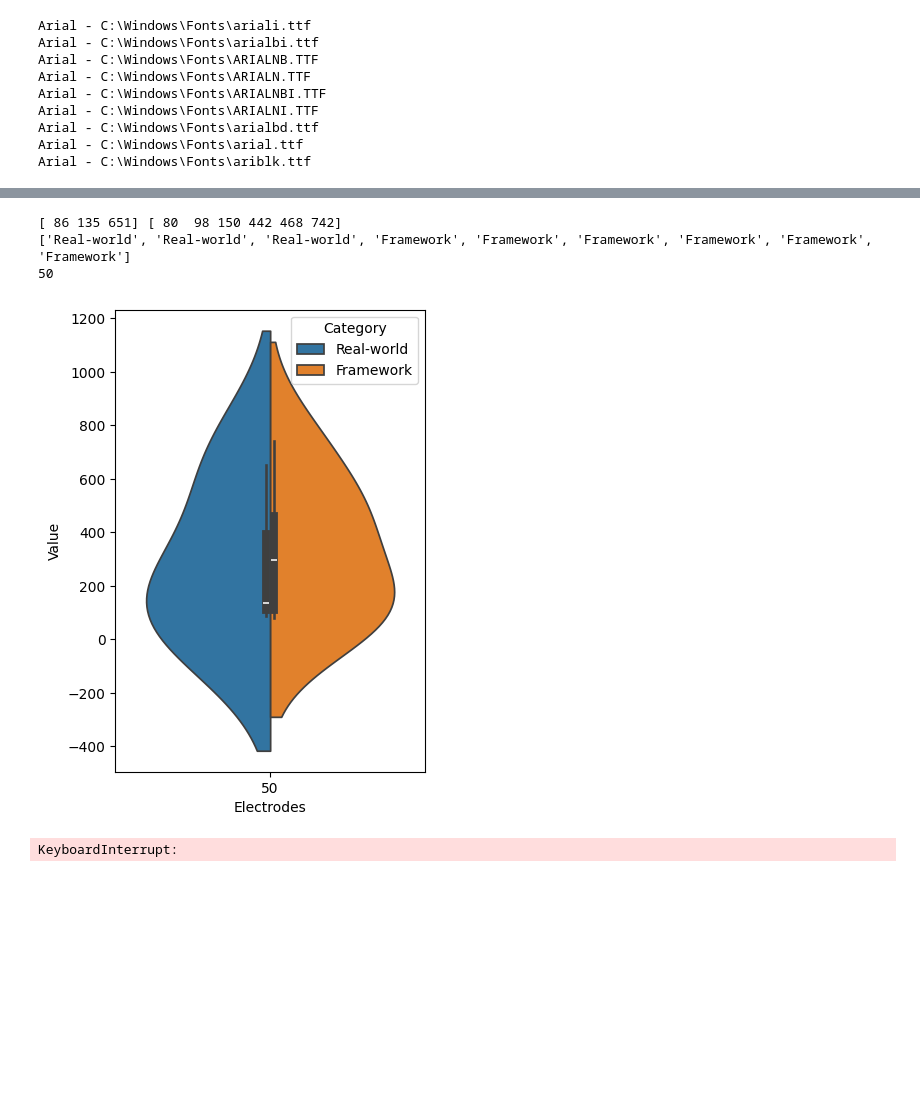
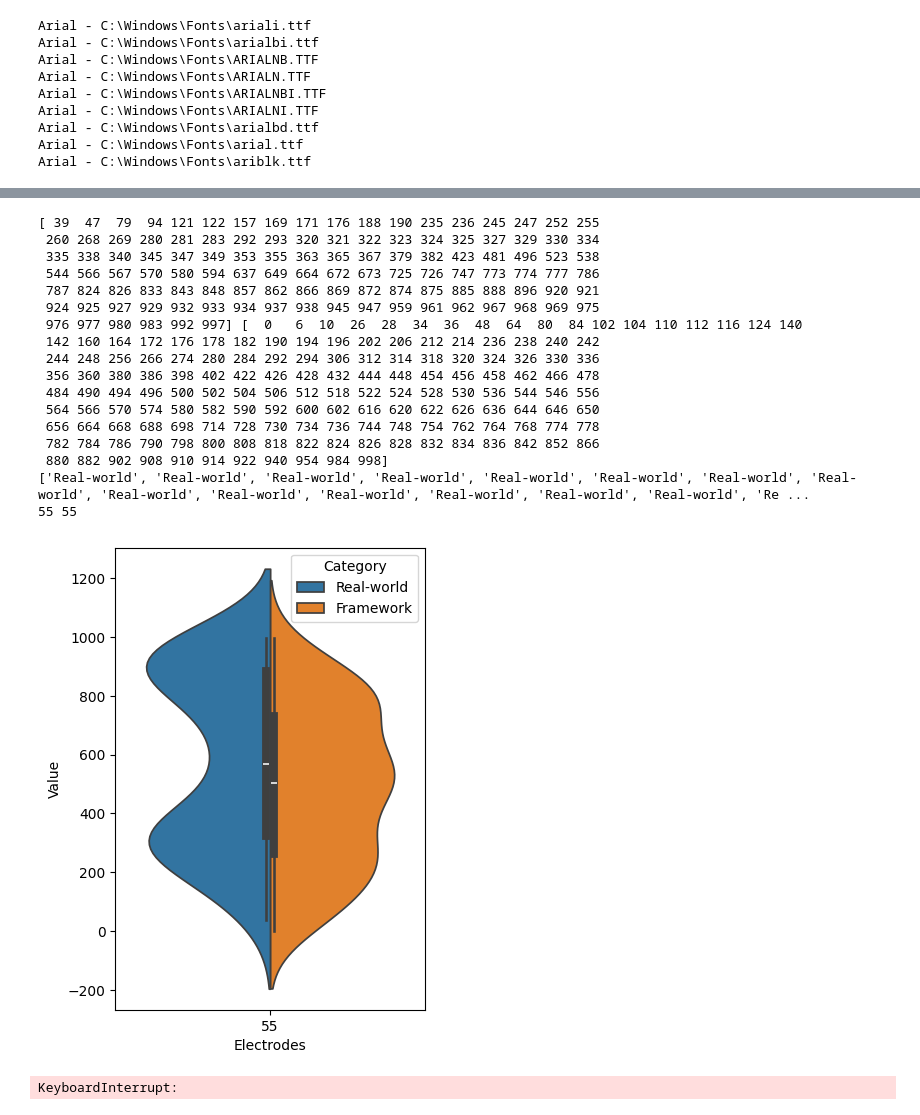
Before and after one commit to getsum-zero/Virtual-INTM, a Jupyter notebook: script/test.ipynb, the cells around one changed output, grey strips where cells are left out. Cells and saved outputs as stored; diff of their text form; code cells hidden in the pictures; blank space fills up the shorter version.

```diff
--- a/script/test.ipynb
+++ b/script/test.ipynb
@@ -187,41 +187,57 @@ import numpy as np
 import IPython
 import time
 import pandas as pd
+import matplotlib.pyplot as plt
 
 
-real = np.load("../data/4.1.2/4.1.2/outputs/spikes/real_data.npy")
-sim = np.load("../data/4.1.2/4.1.2/outputs/spikes/sim_data.npy")
+real = np.load("../data/vol/2.1.2/(1)/outputs/spikes/real_data.npy")
+sim = np.load("../data/vol/2.1.2/(1)/outputs/spikes/sim_data.npy")
 sim = sim.reshape(real.shape)
 
 idx = np.argmax(np.sum(sim, axis=0))
 
 for i in range(sim.shape[1]):
+    if i < 30: continue
     real_temp = np.where(real[:, i] > 0)[0]
     sim_temp = np.where(sim[:, i] > 0)[0]
 
     print(real_temp, sim_temp)
 
     hue_labels = ['Real-world'] * len(real_temp) + ['Framework'] * len(sim_temp)
     print(hue_labels)
     if len(hue_labels) == 0:  continue
     labels = [str(i)] * (len(real_temp) + len(sim_temp))
 
 
 
     combined_array = np.concatenate([np.array(real_temp), np.array(sim_temp)])
 
-    print(i)
+    print(i, idx)
     df = pd.DataFrame({'Value': combined_array, 'Electrodes': labels, "Category": hue_labels})
     plt.figure(figsize=(4, 6))
     sns.violinplot(x = "Electrodes", y='Value', data=df, split=True, hue="Category")
     # plt.title('Violin Plot of Two Different Length Arrays')
     plt.show()
     time.sleep(1.5)
 
     IPython.display.clear_output()
 # %% [output]
-[ 86 135 651] [ 80  98 150 442 468 742]
-['Real-world', 'Real-world', 'Real-world', 'Framework', 'Framework', 'Framework', 'Framework', 'Framework', 'Framework']
-50
+[ 39  47  79  94 121 122 157 169 171 176 188 190 235 236 245 247 252 255
+ 260 268 269 280 281 283 292 293 320 321 322 323 324 325 327 329 330 334
+ 335 338 340 345 347 349 353 355 363 365 367 379 382 423 481 496 523 538
+ 544 566 567 570 580 594 637 649 664 672 673 725 726 747 773 774 777 786
+ 787 824 826 833 843 848 857 862 866 869 872 874 875 885 888 896 920 921
+ 924 925 927 929 932 933 934 937 938 945 947 959 961 962 967 968 969 975
+ 976 977 980 983 992 997] [  0   6  10  26  28  34  36  48  64  80  84 102 104 110 112 116 124 140
+ 142 160 164 172 176 178 182 190 194 196 202 206 212 214 236 238 240 242
+ 244 248 256 266 274 280 284 292 294 306 312 314 318 320 324 326 330 336
+ 356 360 380 386 398 402 422 426 428 432 444 448 454 456 458 462 466 478
+ 484 490 494 496 500 502 504 506 512 518 522 524 528 530 536 544 546 556
+ 564 566 570 574 580 582 590 592 600 602 616 620 622 626 636 644 646 650
+ 656 664 668 688 698 714 728 730 734 736 744 748 754 762 764 768 774 778
+ 782 784 786 790 798 800 808 818 822 824 826 828 832 834 836 842 852 866
+ 880 882 902 908 910 914 922 940 954 984 998]
+['Real-world', 'Real-world', 'Real-world', 'Real-world', 'Real-world', 'Real-world', 'Real-world', 'Real-world', 'Real-world', 'Real-world', 'Real-world', 'Real-world', 'Real-world', 'Real-world', 'Re ...
+55 55
-[figure, old version]
+[figure, new version]
 KeyboardInterrupt:
```
Also changed, not shown: parts of 2 cells of this notebook, 3 other files.
